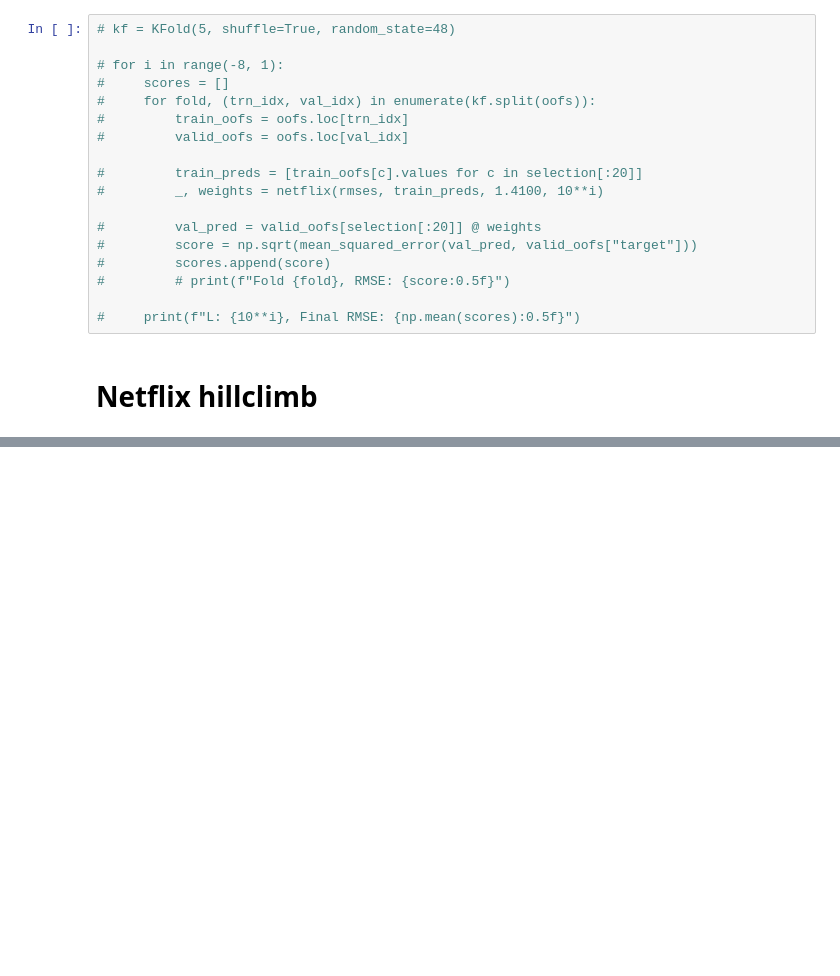
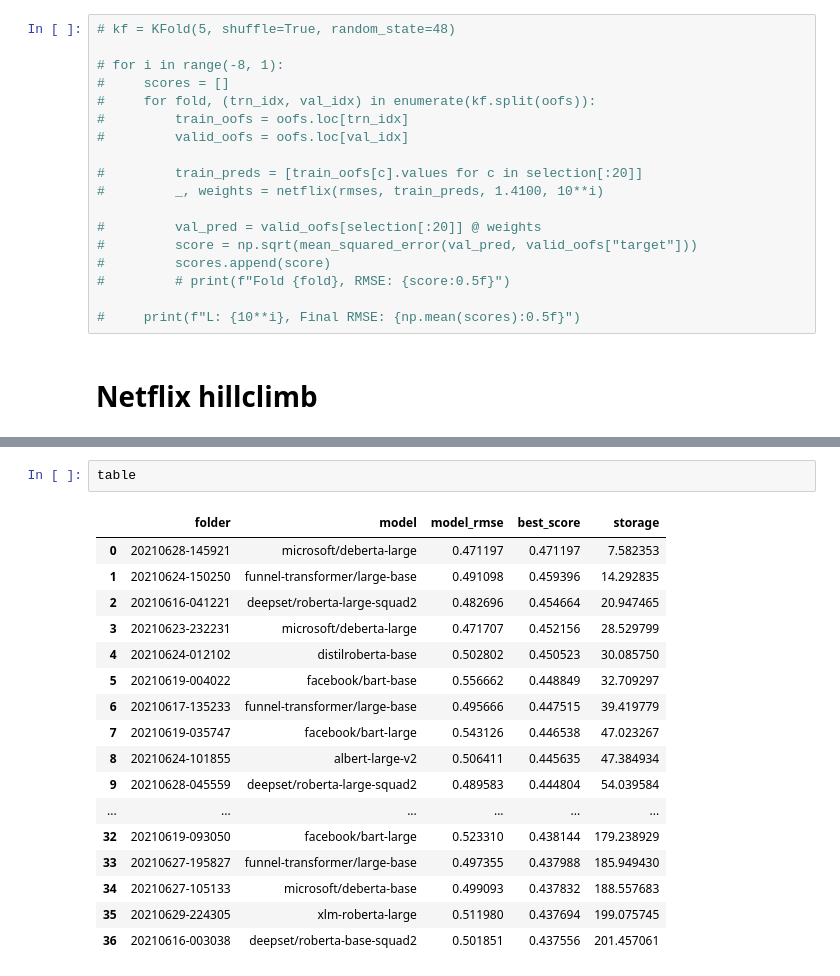
Before and after one commit to Anjum48/commonlitreadabilityprize, a Jupyter notebook: notebooks/stacking.ipynb, the cells around one changed output, grey strips where cells are left out. Drawn from its saved outputs; the diff is of its cells as text; blank space fills up the shorter version.

```diff
--- a/notebooks/stacking.ipynb
+++ b/notebooks/stacking.ipynb
@@ -611,3 +681,23 @@ Added 20210623-201514. New best score 0.43872. 154.2 GB
+# %%
+table
+# %% [output]
+|  | folder | model | model_rmse | best_score | storage |
+| 0 | 20210628-145921 | microsoft/deberta-large | 0.471197 | 0.471197 | 7.582353 |
+| 1 | 20210624-150250 | funnel-transformer/large-base | 0.491098 | 0.459396 | 14.292835 |
+| 2 | 20210616-041221 | deepset/roberta-large-squad2 | 0.482696 | 0.454664 | 20.947465 |
+| 3 | 20210623-232231 | microsoft/deberta-large | 0.471707 | 0.452156 | 28.529799 |
+| 4 | 20210624-012102 | distilroberta-base | 0.502802 | 0.450523 | 30.085750 |
+| 5 | 20210619-004022 | facebook/bart-base | 0.556662 | 0.448849 | 32.709297 |
+| 6 | 20210617-135233 | funnel-transformer/large-base | 0.495666 | 0.447515 | 39.419779 |
+| 7 | 20210619-035747 | facebook/bart-large | 0.543126 | 0.446538 | 47.023267 |
+| 8 | 20210624-101855 | albert-large-v2 | 0.506411 | 0.445635 | 47.384934 |
+| 9 | 20210628-045559 | deepset/roberta-large-squad2 | 0.489583 | 0.444804 | 54.039584 |
+| ... | ... | ... | ... | ... | ... |
+| 32 | 20210619-093050 | facebook/bart-large | 0.523310 | 0.438144 | 179.238929 |
+| 33 | 20210627-195827 | funnel-transformer/large-base | 0.497355 | 0.437988 | 185.949430 |
+| 34 | 20210627-105133 | microsoft/deberta-base | 0.499093 | 0.437832 | 188.557683 |
+| 35 | 20210629-224305 | xlm-roberta-large | 0.511980 | 0.437694 | 199.075745 |
+| 36 | 20210616-003038 | deepset/roberta-base-squad2 | 0.501851 | 0.437556 | 201.457061 |
 # %%
 corr = oofs[selection].corr()
 
```
Also changed, not shown: parts of 25 cells of this notebook, 1 other file.
